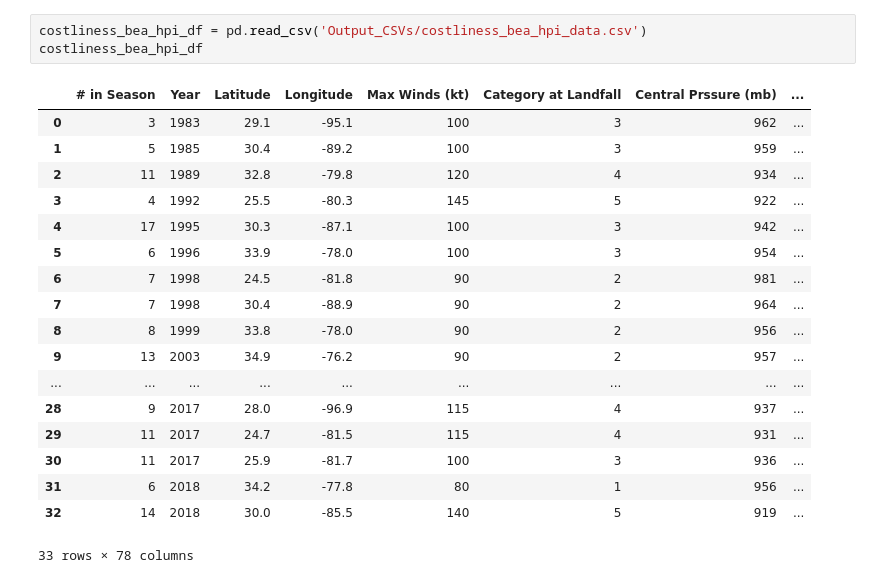
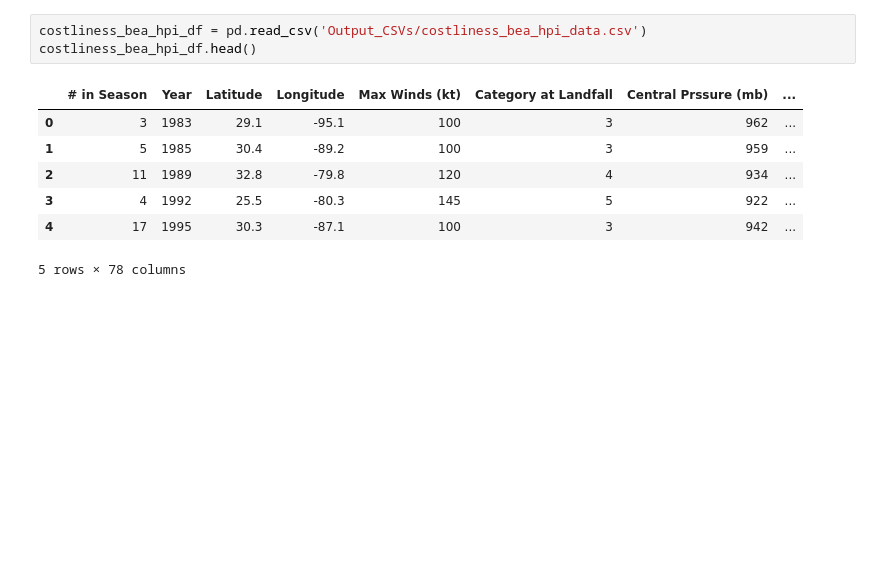
Before and after one commit to chrisadamsv/Dream-Team-Project1, a Jupyter notebook: Project_Data/Data_Analysis.ipynb, the cells around one changed output. Drawn from its saved outputs; the diff is of its cells as text; blank space fills up the shorter version.

```diff
--- a/Project_Data/Data_Analysis.ipynb
+++ b/Project_Data/Data_Analysis.ipynb
@@ -51,25 +34,14 @@ landfall_bea_hpi_df
 # %%
 costliness_bea_hpi_df = pd.read_csv('Output_CSVs/costliness_bea_hpi_data.csv')
-costliness_bea_hpi_df
+costliness_bea_hpi_df.head()
 # %% [output]
 |  | # in Season | Year | Latitude | Longitude | Max Winds (kt) | Category at Landfall | Central Prssure (mb) | ... |
 | 0 | 3 | 1983 | 29.1 | -95.1 | 100 | 3 | 962 | ... |
 | 1 | 5 | 1985 | 30.4 | -89.2 | 100 | 3 | 959 | ... |
 | 2 | 11 | 1989 | 32.8 | -79.8 | 120 | 4 | 934 | ... |
 | 3 | 4 | 1992 | 25.5 | -80.3 | 145 | 5 | 922 | ... |
 | 4 | 17 | 1995 | 30.3 | -87.1 | 100 | 3 | 942 | ... |
-| 5 | 6 | 1996 | 33.9 | -78.0 | 100 | 3 | 954 | ... |
-| 6 | 7 | 1998 | 24.5 | -81.8 | 90 | 2 | 981 | ... |
-| 7 | 7 | 1998 | 30.4 | -88.9 | 90 | 2 | 964 | ... |
-| 8 | 8 | 1999 | 33.8 | -78.0 | 90 | 2 | 956 | ... |
-| 9 | 13 | 2003 | 34.9 | -76.2 | 90 | 2 | 957 | ... |
-| ... | ... | ... | ... | ... | ... | ... | ... | ... |
-| 28 | 9 | 2017 | 28.0 | -96.9 | 115 | 4 | 937 | ... |
-| 29 | 11 | 2017 | 24.7 | -81.5 | 115 | 4 | 931 | ... |
-| 30 | 11 | 2017 | 25.9 | -81.7 | 100 | 3 | 936 | ... |
-| 31 | 6 | 2018 | 34.2 | -77.8 | 80 | 1 | 956 | ... |
-| 32 | 14 | 2018 | 30.0 | -85.5 | 140 | 5 | 919 | ... |
-33 rows × 78 columns
+5 rows × 78 columns
 # %%
 bea_hpi_df = pd.read_csv('Output_CSVs/bea_hpi_data.csv')
 bea_hpi_df['FIPS code'] = bea_hpi_df['FIPS code'].astype(str)
```
Also changed, not shown: parts of 19 cells of this notebook, 12 other files.
